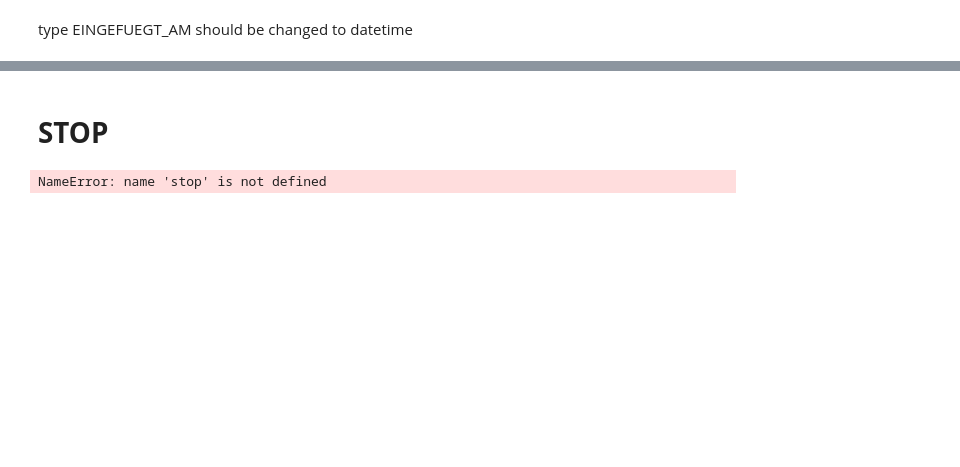
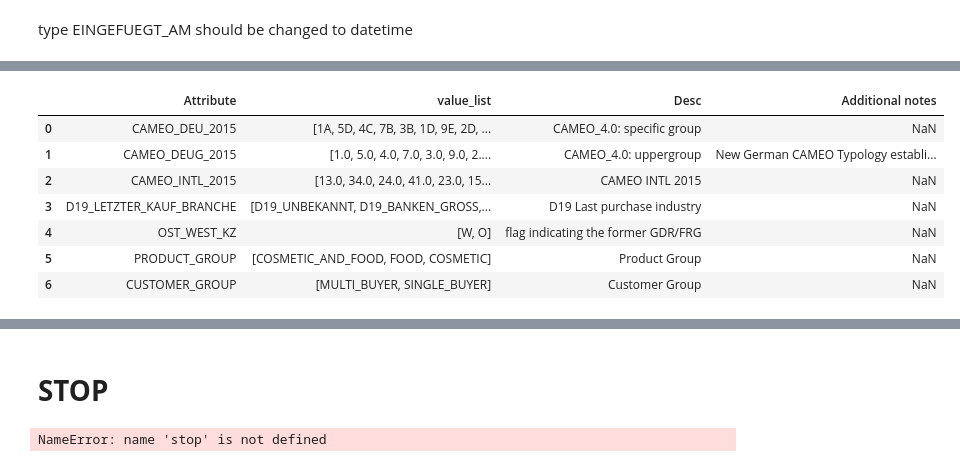
Before and after one commit to jaeyoun-chang/u_city_capstone, a Jupyter notebook: Arvato Project Workbook.ipynb, the cells around one changed output, grey strips where cells are left out. Saved outputs shown, nothing was run; the diff lists cells and outputs as text; code cells hidden in the pictures; blank space fills up the shorter version.

```diff
--- a/Arvato Project Workbook.ipynb
+++ b/Arvato Project Workbook.ipynb
@@ -1067,5 +1037,5 @@ not_in_attr_str
 # %% [markdown]
 type EINGEFUEGT_AM should be changed to datetime
 # %%
-not_in_attr_str = not_in_attr_str.drop('EINGEFUEGT_AM', axis = 1)
+concat_str = concat_str.drop('EINGEFUEGT_AM', axis = 1)
 p_process['3.3.2'] = 'change type of EINGEFUEGT_AM to datetime'
@@ -1087,0 +1042,21 @@ view_all(not_in_attr_str)
+# %%
+# extract values of Attribute in list
+concat_str = pd.DataFrame(
+    {'Attribute': concat_str.columns,
+     'value_list': concat_str.values.T.tolist()})
+concat_str['value_list'] = concat_str['value_list'].apply(
+    lambda x: list(pd.Series(x).drop_duplicates().dropna()))
+
+# merge Desc (information on Attribute) from feature_desc and add min_max_cat
+concat_str = vlookup(concat_str, feature_desc, 'Attribute', ['Desc', 'Additional notes'])
+
+view_all(concat_str)
+# %% [output]
+|  | Attribute | value_list | Desc | Additional notes |
+| 0 | CAMEO_DEU_2015 | [1A, 5D, 4C, 7B, 3B, 1D, 9E, 2D, ... | CAMEO_4.0: specific group | NaN |
+| 1 | CAMEO_DEUG_2015 | [1.0, 5.0, 4.0, 7.0, 3.0, 9.0, 2.... | CAMEO_4.0: uppergroup | New German CAMEO Typology establi... |
+| 2 | CAMEO_INTL_2015 | [13.0, 34.0, 24.0, 41.0, 23.0, 15... | CAMEO INTL 2015 | NaN |
+| 3 | D19_LETZTER_KAUF_BRANCHE | [D19_UNBEKANNT, D19_BANKEN_GROSS,... | D19 Last purchase industry | NaN |
+| 4 | OST_WEST_KZ | [W, O] | flag indicating the former GDR/FRG | NaN |
+| 5 | PRODUCT_GROUP | [COSMETIC_AND_FOOD, FOOD, COSMETIC] | Product Group | NaN |
+| 6 | CUSTOMER_GROUP | [MULTI_BUYER, SINGLE_BUYER] | Customer Group | NaN |
```
Also changed, not shown: parts of 25 cells of this notebook, 1 other file.
